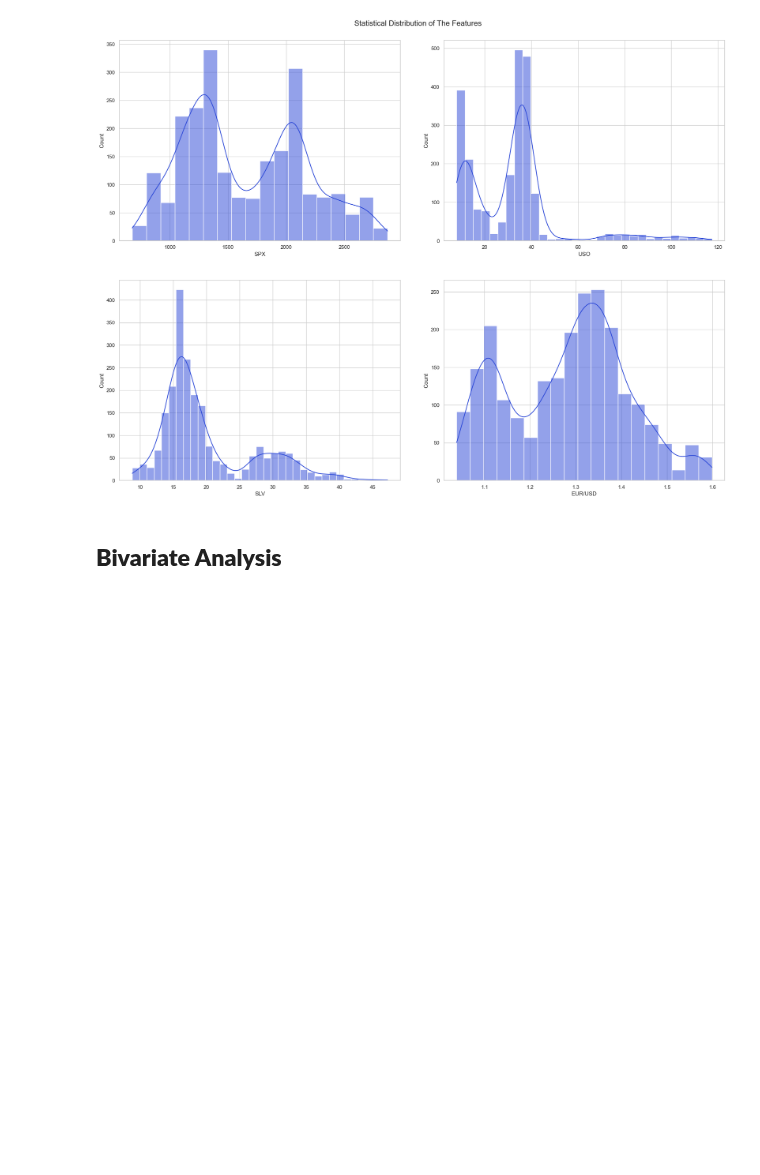
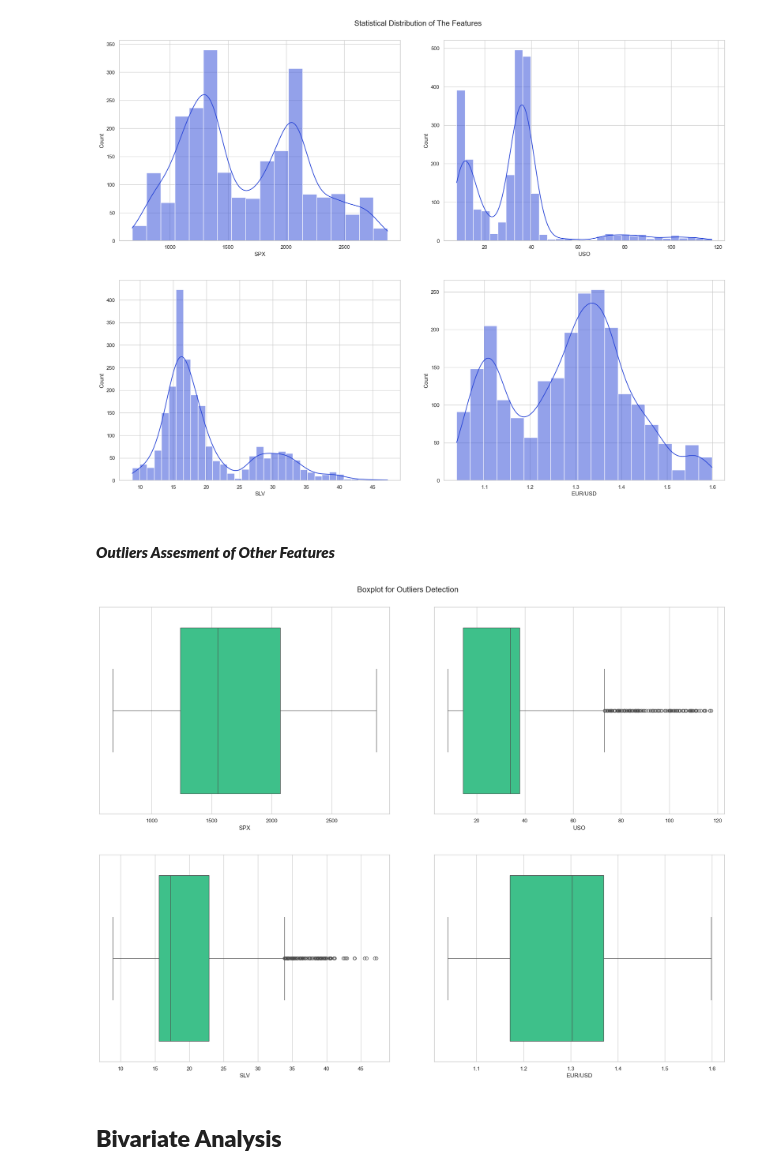
Before and after one commit to tshihab07/gold-price-forecasting, a Jupyter notebook: notebookes/dataPreprocessing.ipynb, the cells around one changed output. Saved outputs shown, nothing was run; the diff lists cells and outputs as text; code cells hidden in the pictures; blank space fills up the shorter version.

Commit message:
feat(Univariate Analysis): implement feaures outlier analysis workflow

```diff
--- a/notebookes/dataPreprocessing.ipynb
+++ b/notebookes/dataPreprocessing.ipynb
@@ -393,6 +393,27 @@ for j in range(len(features), len(axes)):
 plt.show()
 # %% [output]
 [figure]
+# %% [markdown]
+#### ***Outliers Assesment of Other Features***
+# %%
+# create subplots
+fig, axes = plt.subplots(rows, cols, figsize=(20, 15))
+fig.tight_layout(pad=5.0)
+fig.suptitle('Boxplot for Outliers Detection', fontsize=16)
+
+# loop through each column and plot on a different subplot
+for i, col in enumerate(features):
+    row_pos = i // cols
+    col_pos = i % cols
+    sns.boxplot(data=df, x=col, ax=axes[row_pos, col_pos], color="#28D68D")
+
+# remove any empty subplots
+for j in range(i+1, rows*cols):
+    fig.delaxes(axes[j // cols, j % cols])
+
+plt.show()
+# %% [output]
+[figure, added]
 # %% [markdown]
 ## **Bivariate Analysis**
 # %% [markdown]
```
